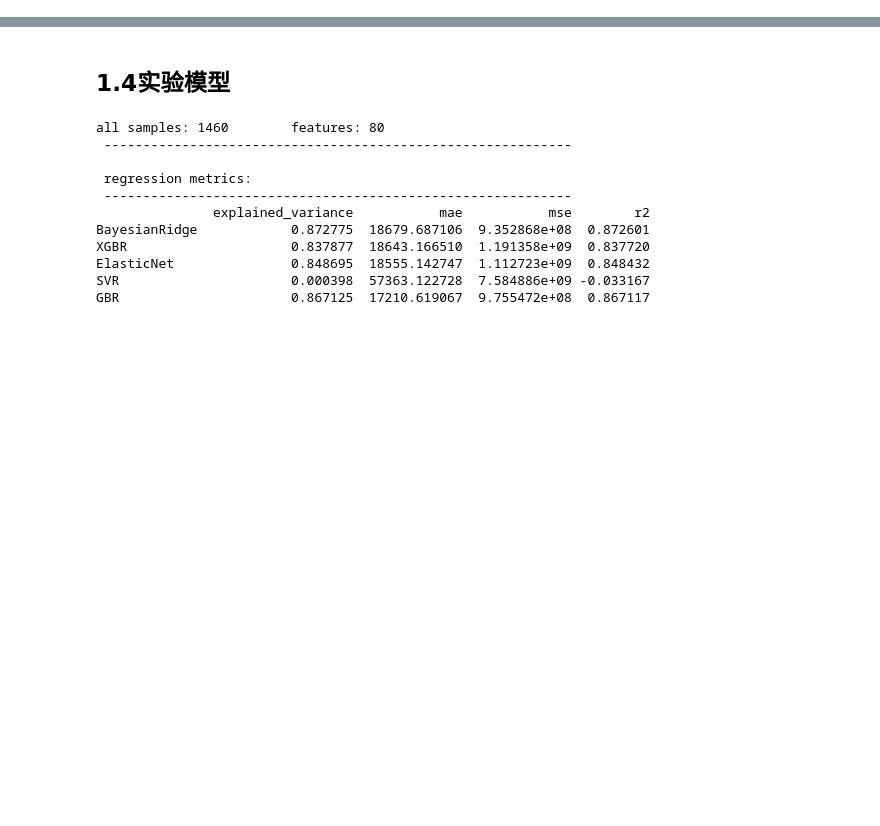
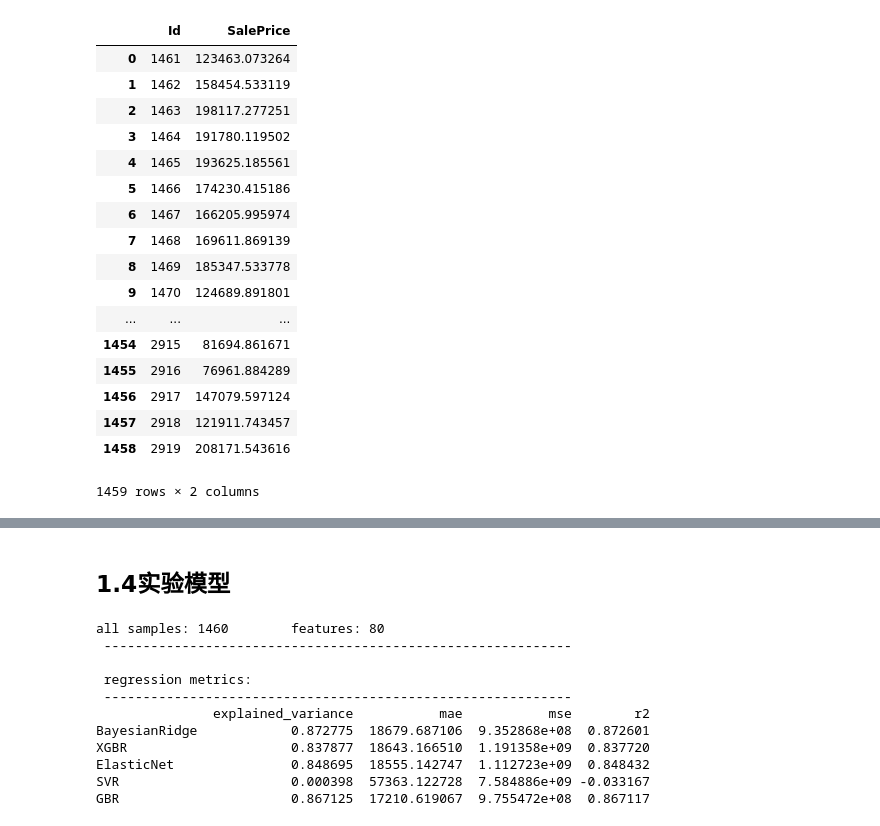
Before and after one commit to shaolei-zuo/myproject, a Jupyter notebook: mcomp/house/测试.ipynb, the cells around one changed output, grey strips where cells are left out. Drawn from its saved outputs; the diff is of its cells as text; code cells hidden in the pictures; blank space fills up the shorter version.

```diff
--- a/mcomp/house/测试.ipynb
+++ b/mcomp/house/测试.ipynb
@@ -186,0 +235,7 @@ X = fillna_and_replace(X)
+# %%
+TRAIN = pd.read_csv('./data/train.csv')
+TEST = pd.read_csv('./data/test.csv')
+TRAIN.index = TRAIN.Id
+TEST.index = TEST.Id
+X_all = pd.concat([TRAIN,TEST],axis=0)
+X_all.drop('SalePrice',axis=1,inplace=True)
@@ -187,3 +250,38 @@ X = fillna_and_replace(X)
+# %%
+
+X_all,p1,p2 = preprocess(X_all)
+Y_train = TRAIN.SalePrice
+X_train = X_all.loc[1:1460,:]
+X_test = X_all.loc[1461:,:]
+# %%
+model_gbr = GradientBoostingRegressor(random_state=0,n_estimators=304,learning_rate=0.08,max_depth=5)
+y_pred = model_gbr.fit(X_train,Y_train).predict(X_test)
+# %%
+# Save test predictions to file
+output = pd.DataFrame({'Id': TEST.index,
+                       'SalePrice': y_pred})
+output.to_csv('submission.csv', index=False)
+# %%
+output
+# %% [output]
+|  | Id | SalePrice |
+| 0 | 1461 | 123463.073264 |
+| 1 | 1462 | 158454.533119 |
+| 2 | 1463 | 198117.277251 |
+| 3 | 1464 | 191780.119502 |
+| 4 | 1465 | 193625.185561 |
+| 5 | 1466 | 174230.415186 |
+| 6 | 1467 | 166205.995974 |
+| 7 | 1468 | 169611.869139 |
+| 8 | 1469 | 185347.533778 |
+| 9 | 1470 | 124689.891801 |
+| ... | ... | ... |
+| 1454 | 2915 | 81694.861671 |
+| 1455 | 2916 | 76961.884289 |
+| 1456 | 2917 | 147079.597124 |
+| 1457 | 2918 | 121911.743457 |
+| 1458 | 2919 | 208171.543616 |
+1459 rows × 2 columns
 # %%
 cat_cols = [col  for col in X.columns if X[col].dtype == 'object']
 num_cols = [col  for col in X.columns if X[col].dtype != 'object']
```
Also changed, not shown: parts of 16 cells of this notebook.
